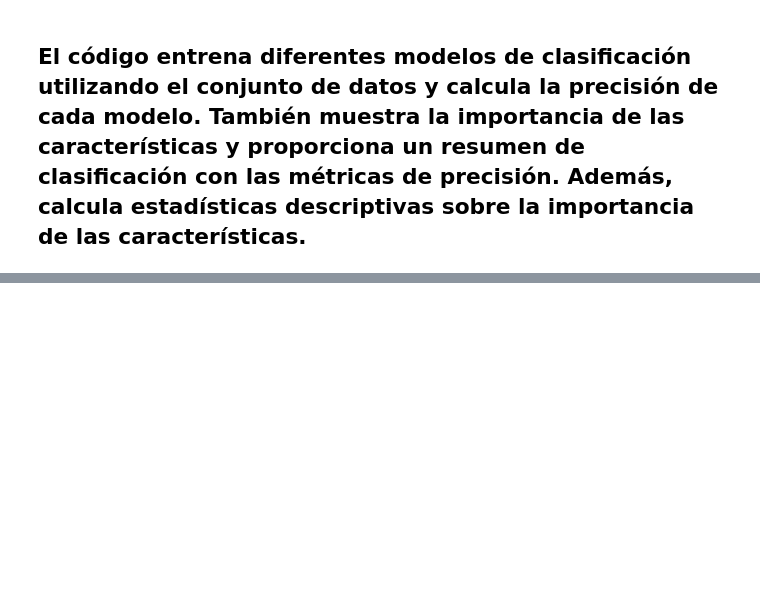
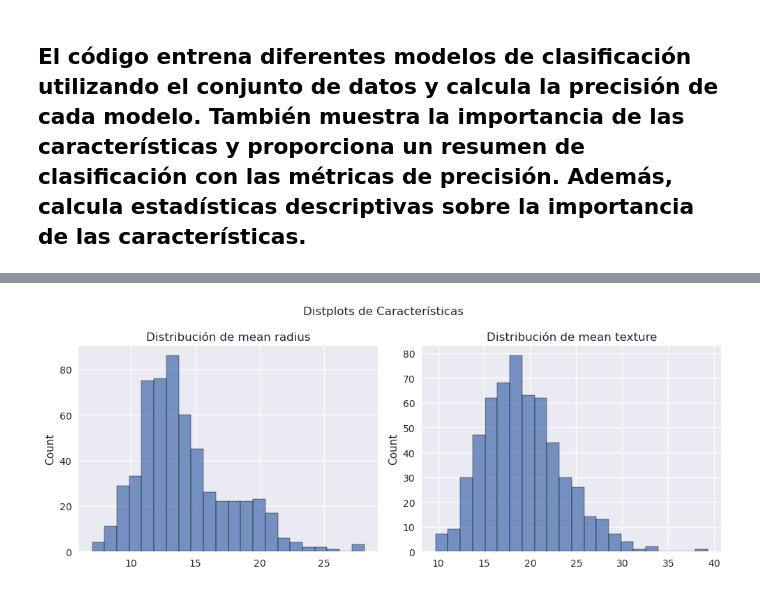
Before and after one commit to Alexandeeer1/COMUNICA-PROYECTO-FINAL, a Jupyter notebook: Code.ipynb, the cells around one changed output, grey strips where cells are left out. Saved outputs shown, nothing was run; the diff lists cells and outputs as text; code cells hidden in the pictures; blank space fills up the shorter version.

```diff
--- a/Code.ipynb
+++ b/Code.ipynb
@@ -127,0 +191,12 @@ print("Número de muestras de prueba:", num_test_samples)
+# %%
+import seaborn as sns
+fig, axes = plt.subplots(nrows=1, ncols=2, figsize=(10, 4))
+sns.histplot(X[:, 0], ax=axes[0])
+sns.histplot(X[:, 1], ax=axes[1])
+axes[0].set_title(f"Distribución de {feature_names[0]}")
+axes[1].set_title(f"Distribución de {feature_names[1]}")
+plt.suptitle("Distplots de Características")
+plt.tight_layout()
+plt.show()
+# %% [output]
+[figure, added]
```
Also changed, not shown: parts of 8 cells of this notebook.
